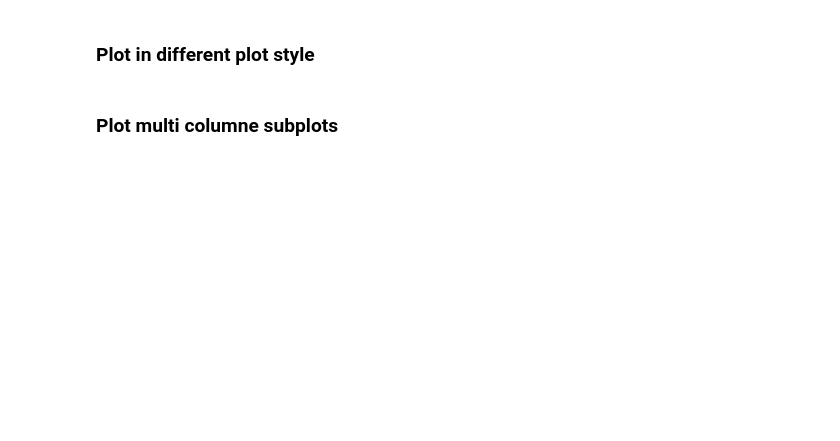
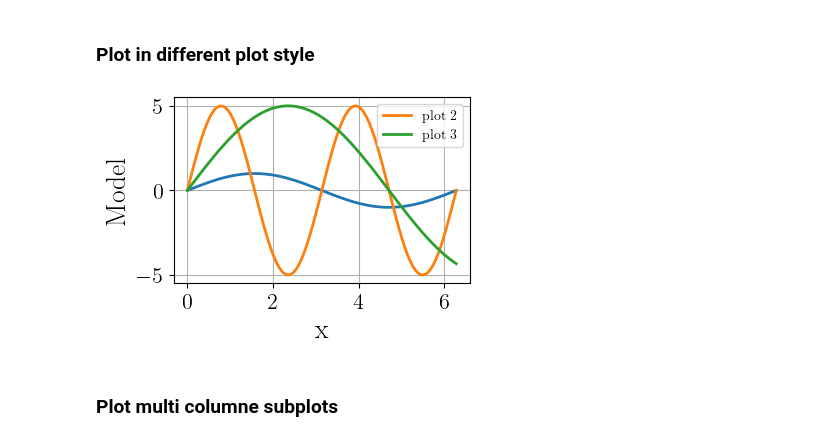
Before and after one commit to JS273/sky, a Jupyter notebook: run/public/plots/demo_plotter.ipynb, the cells around one changed output. Cells and saved outputs as stored; diff of their text form; code cells hidden in the pictures; blank space fills up the shorter version.

```diff
--- a/run/public/plots/demo_plotter.ipynb
+++ b/run/public/plots/demo_plotter.ipynb
@@ -59,9 +70,11 @@ _ = plotter.plot([plt1,plt2,plt3], filename = f'{tag}_plot1')
 # %% [markdown]
 ### Plot in different plot style
 # %%
-paper_plotter = Plotter(save_path = result_folder, open_saved_plot=False, stylesheet= "src\sky\plots\mpl_stylesheets\paper.mplstyle")
+paper_plotter = Plotter(save_path = result_folder, open_saved_plot=False, stylesheet= "run\\public\\test_model\\utils\\mpl_stylesheets\\paper.mplstyle")
 
 _ = paper_plotter.plot([plt1,plt2,plt3], filename = f'{tag}_plot1', fig_size = np.array([10, 7]))
+# %% [output]
+[figure, added]
 # %% [markdown]
 ### Plot multi columne subplots
 # %%
```
Also changed, not shown: parts of 8 cells of this notebook, 10 other files.
